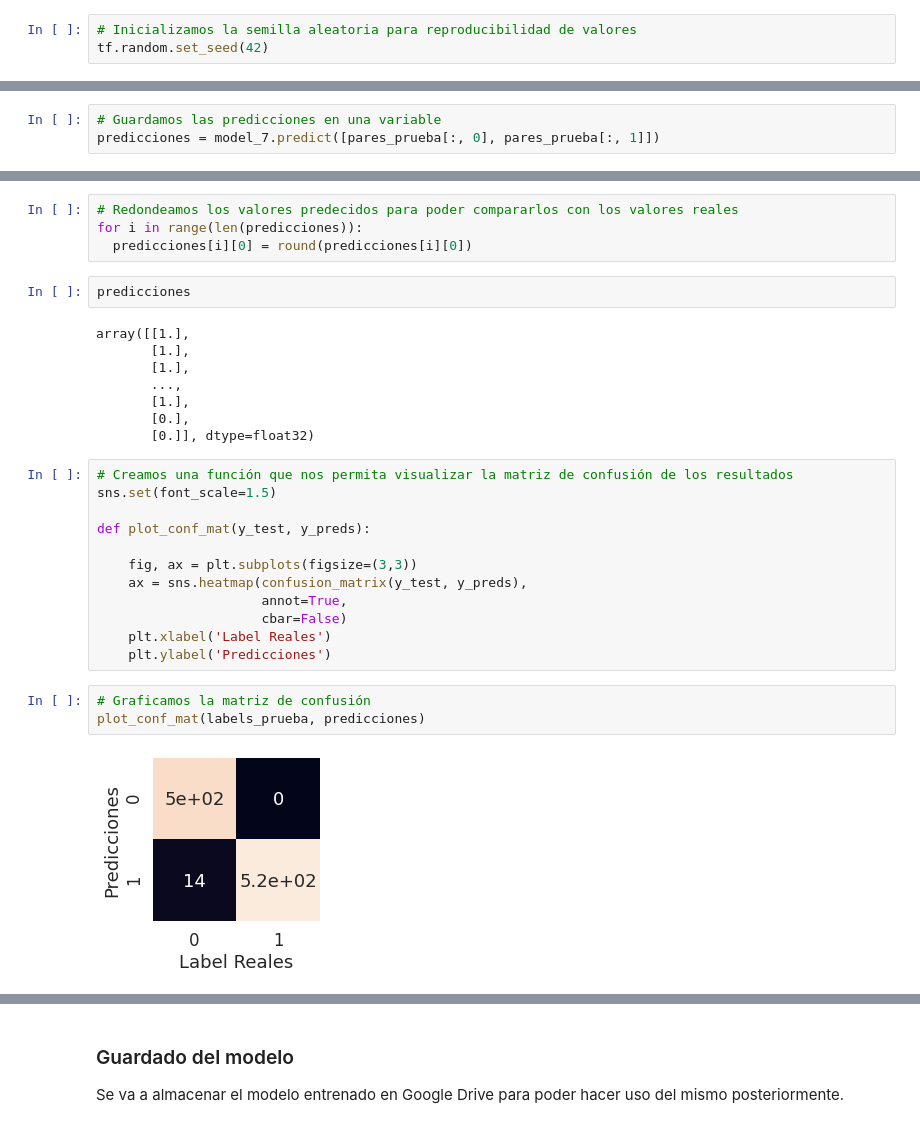
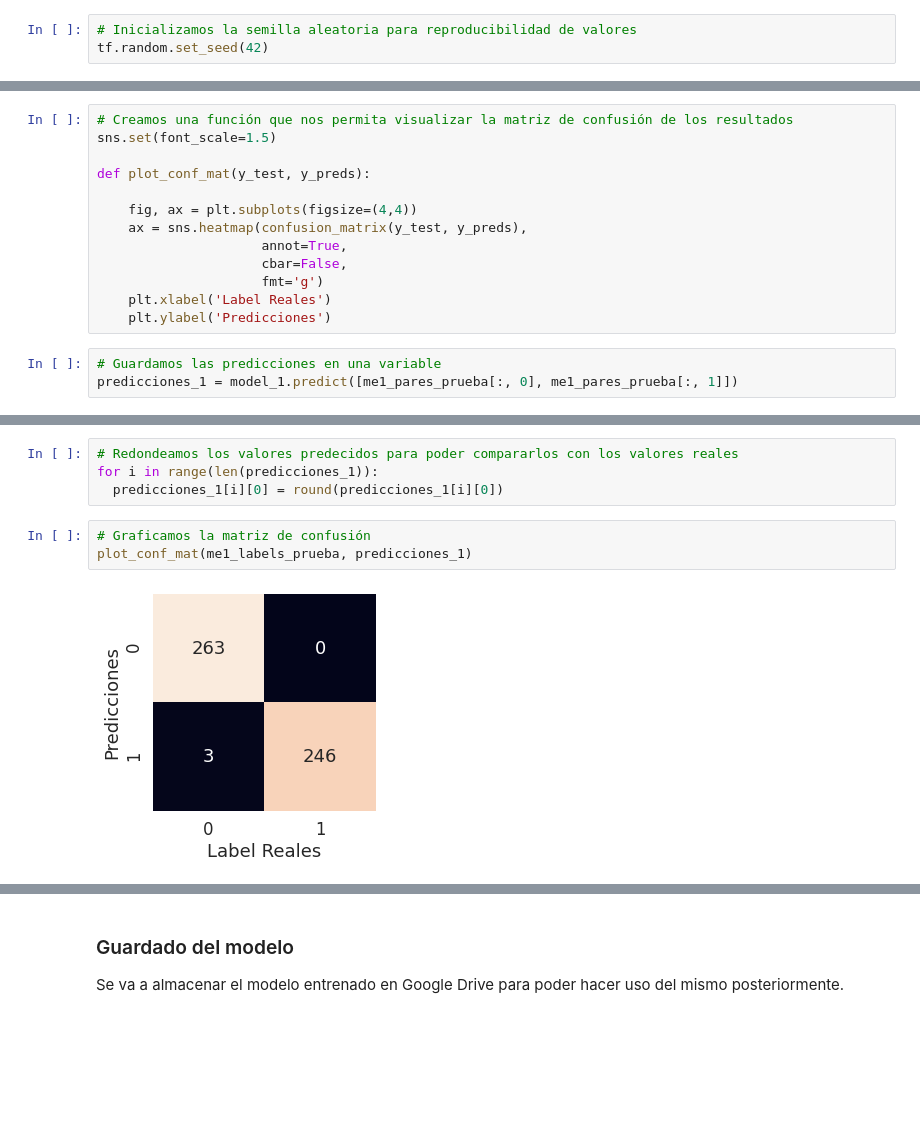
Before and after one commit to JosephBaquerizo/dataset_turbina_jacket, a Jupyter notebook: RedNeuronalSiamesa_Fallos_TurbinaJacket_Modificación.ipynb, the cells around one changed output, grey strips where cells are left out. Drawn from its saved outputs; the diff is of its cells as text; blank space fills up the shorter version.

```diff
--- a/RedNeuronalSiamesa_Fallos_TurbinaJacket_Modificación.ipynb
+++ b/RedNeuronalSiamesa_Fallos_TurbinaJacket_Modificación.ipynb
@@ -1058,3 +814,16 @@ Creamos predicciones usando el modelo escogido (modelo_7) para así comparar dic
+# %%
+# Creamos una función que nos permita visualizar la matriz de confusión de los resultados
+sns.set(font_scale=1.5)
+
+def plot_conf_mat(y_test, y_preds):
+
+    fig, ax = plt.subplots(figsize=(4,4))
+    ax = sns.heatmap(confusion_matrix(y_test, y_preds),
+                     annot=True,
+                     cbar=False,
+                     fmt='g')
+    plt.xlabel('Label Reales')
+    plt.ylabel('Predicciones')
 # %%
 # Guardamos las predicciones en una variable
-predicciones = model_7.predict([pares_prueba[:, 0], pares_prueba[:, 1]])
+predicciones_1 = model_1.predict([me1_pares_prueba[:, 0], me1_pares_prueba[:, 1]])
@@ -1071,31 +830,9 @@ array([[0.786797  ],
 # %%
 # Redondeamos los valores predecidos para poder compararlos con los valores reales
-for i in range(len(predicciones)):
-  predicciones[i][0] = round(predicciones[i][0])
+for i in range(len(predicciones_1)):
+  predicciones_1[i][0] = round(predicciones_1[i][0])
-# %%
-predicciones
-# %% [output]
-array([[1.],
-       [1.],
-       [1.],
-       ...,
-       [1.],
-       [0.],
-       [0.]], dtype=float32)
-# %%
-# Creamos una función que nos permita visualizar la matriz de confusión de los resultados
-sns.set(font_scale=1.5)
-
-def plot_conf_mat(y_test, y_preds):
-
-    fig, ax = plt.subplots(figsize=(3,3))
-    ax = sns.heatmap(confusion_matrix(y_test, y_preds),
-                     annot=True,
-                     cbar=False)
-    plt.xlabel('Label Reales')
-    plt.ylabel('Predicciones')
 # %%
 # Graficamos la matriz de confusión
-plot_conf_mat(labels_prueba, predicciones)
+plot_conf_mat(me1_labels_prueba, predicciones_1)
 # %% [output]
-[figure, old version]
+[figure, new version]
```
Also changed, not shown: parts of 63 cells of this notebook.
